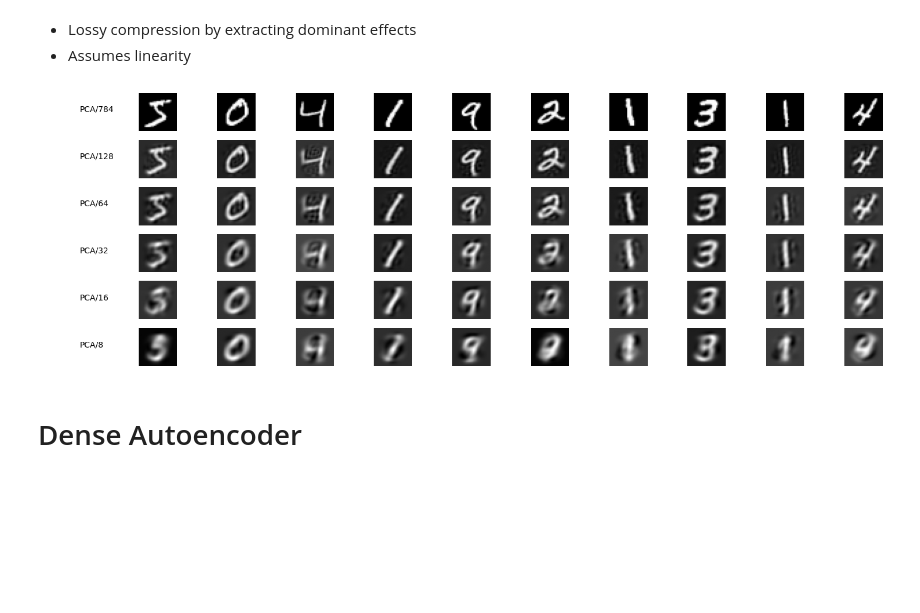
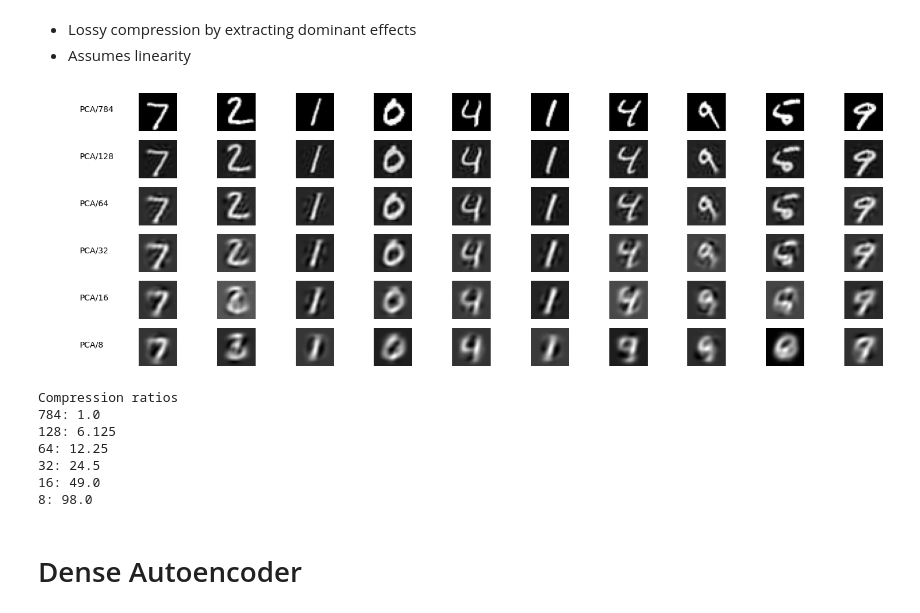
Before and after one commit to joseph-hellerstein/pixel_proficiency, a Jupyter notebook: notebooks/dimension_reduction_and_autoencoders.ipynb, the cells around one changed output. Cells and saved outputs as stored; diff of their text form; code cells hidden in the pictures; blank space fills up the shorter version.

```diff
--- a/notebooks/dimension_reduction_and_autoencoders.ipynb
+++ b/notebooks/dimension_reduction_and_autoencoders.ipynb
@@ -96,0 +65,3 @@ X_TEST = recoverData('test')
+# %%
+ANIMALS_PATH = "animals.pkl"
+MNIST_PATH = "mnist.pkl"
@@ -96,0 +140,2 @@ X_TEST = recoverData('test')
+# %%
+X_MNIST_TRAIN, LABEL_MNIST_TRAIN, X_MNIST_TEST, LABEL_MNIST_TEST, MNIST_CLASS_NAMES = getPklMNIST()
@@ -134,0 +177,26 @@ def getData(is_flatten: bool = True):
+# %%
+# Method 1: Using BytesIO with zipfile
+def zipCompressArray(arr):
+    """Compress numpy array to zip in memory"""
+    # Create in-memory bytes buffer
+    zip_buffer = io.BytesIO()
+
+    # Create zip file in memory
+    with zipfile.ZipFile(zip_buffer, 'w', zipfile.ZIP_DEFLATED) as zip_file:
+        # Save array to bytes
+        arr_bytes = io.BytesIO()
+        np.save(arr_bytes, arr)
+        arr_bytes.seek(0)
+
+        # Write to zip
+        zip_file.writestr('array.npy', arr_bytes.read())
+
+    # Get compressed data
+    zip_buffer.seek(0)
+    return zip_buffer
+
+# Test
+arr = np.random.rand(1000, 1000)
+compressed = zipCompressArray(arr)
+assert(len(compressed.getvalue()) < arr.nbytes)
+print("OK!")
@@ -167,0 +207,4 @@ Test data shape: (10000, 784)
+# %%
+X_MNIST_TRAIN = X_MNIST_TRAIN.reshape((len(X_MNIST_TRAIN), 28 * 28))
+X_MNIST_TEST = X_MNIST_TEST.reshape((len(X_MNIST_TEST), 28 * 28))
+np.shape(X_MNIST_TRAIN), np.shape(X_MNIST_TEST)
@@ -189,12 +245,24 @@ def generatePCA(arr: np.ndarray, n_component: int) -> Tuple[np.ndarray, str]:
     title = f"PCA/{n_component}"
     return x_decoded, title
 # %%
-results = [generatePCA(X_TEST, n) for n in [28*28, 128, 64, 32, 16, 8]]
+sizes = [28*28, 128, 64, 32, 16, 8]
+results = [generatePCA(X_MNIST_TEST, n) for n in sizes]
 arrs = [r[0] for r in results]
 titles = [r[1] for r in results]
 visualize(arrs, 10, titles=titles)
+#
+print("Compression ratios")
+for size in sizes:
+    print(f"{size}: {784/size}")
 # %% [output]
-[figure, old version]
+[figure, new version]
+Compression ratios
+784: 1.0
+128: 6.125
+64: 12.25
+32: 24.5
+16: 49.0
+8: 98.0
 # %% [markdown]
 # Dense Autoencoder
 # %% [markdown]
```
Also changed, not shown: parts of 42 cells of this notebook.
